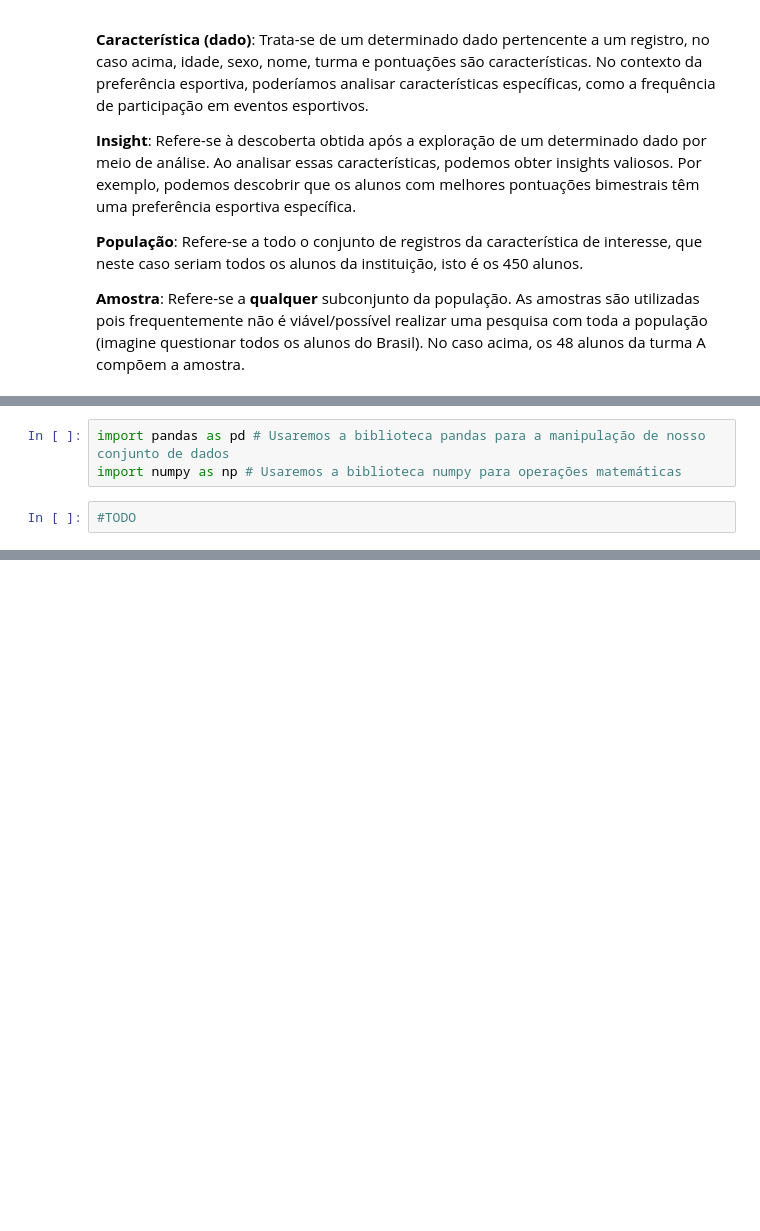
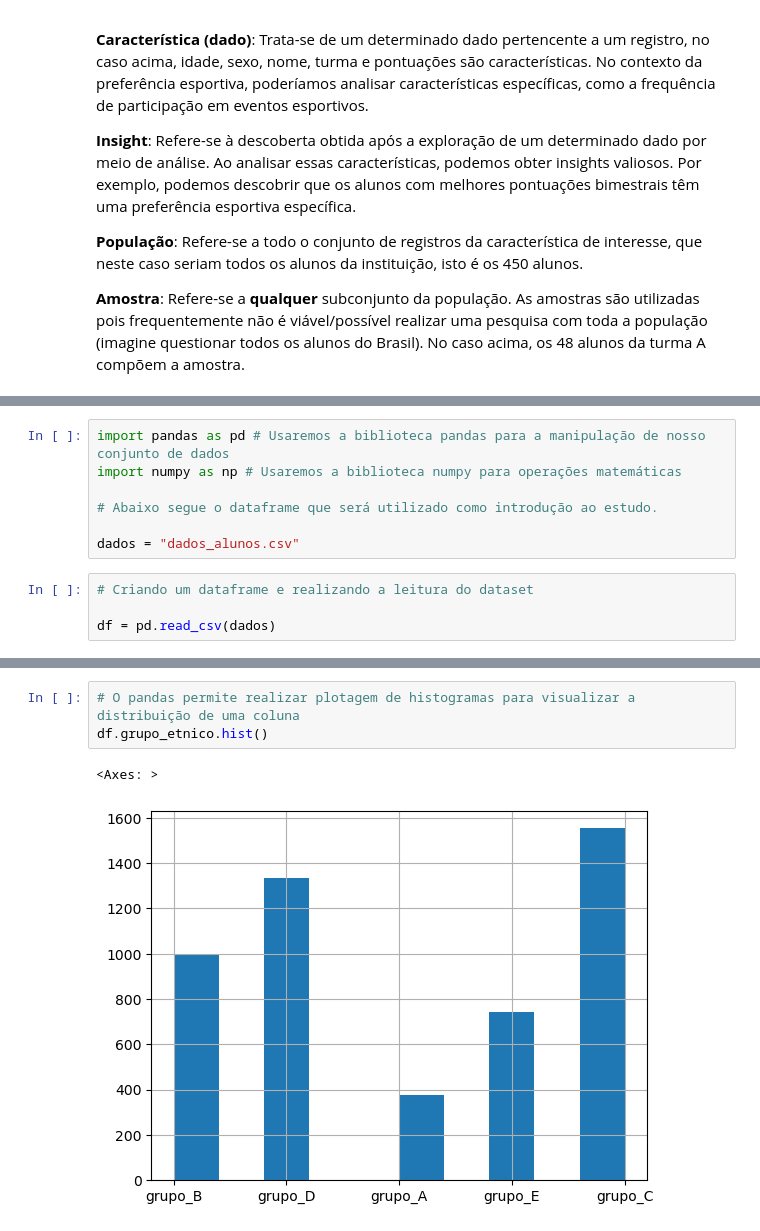
Before and after one commit to CaesarDuarte/data-science-studies, a Jupyter notebook: analise-exploratoria/analise-exploratoria-de-dados.ipynb, the cells around one changed output, grey strips where cells are left out. Drawn from its saved outputs; the diff is of its cells as text; blank space fills up the shorter version.

```diff
--- a/analise-exploratoria/analise-exploratoria-de-dados.ipynb
+++ b/analise-exploratoria/analise-exploratoria-de-dados.ipynb
@@ -70,5 +70,11 @@ Com base no exposto acima, temos:
 # %%
 import pandas as pd # Usaremos a biblioteca pandas para a manipulação de nosso conjunto de dados
 import numpy as np # Usaremos a biblioteca numpy para operações matemáticas
+
+# Abaixo segue o dataframe que será utilizado como introdução ao estudo.
+
+dados = "dados_alunos.csv"
 # %%
-#TODO
+# Criando um dataframe e realizando a leitura do dataset
+
+df = pd.read_csv(dados)
@@ -74,0 +198,6 @@ import numpy as np # Usaremos a biblioteca numpy para operações matemáticas
+# %%
+# O pandas permite realizar plotagem de histogramas para visualizar a distribuição de uma coluna
+df.grupo_etnico.hist()
+# %% [output]
+<Axes: >
+[figure, added]
```
Also changed, not shown: parts of 40 cells of this notebook, 1 other file.
